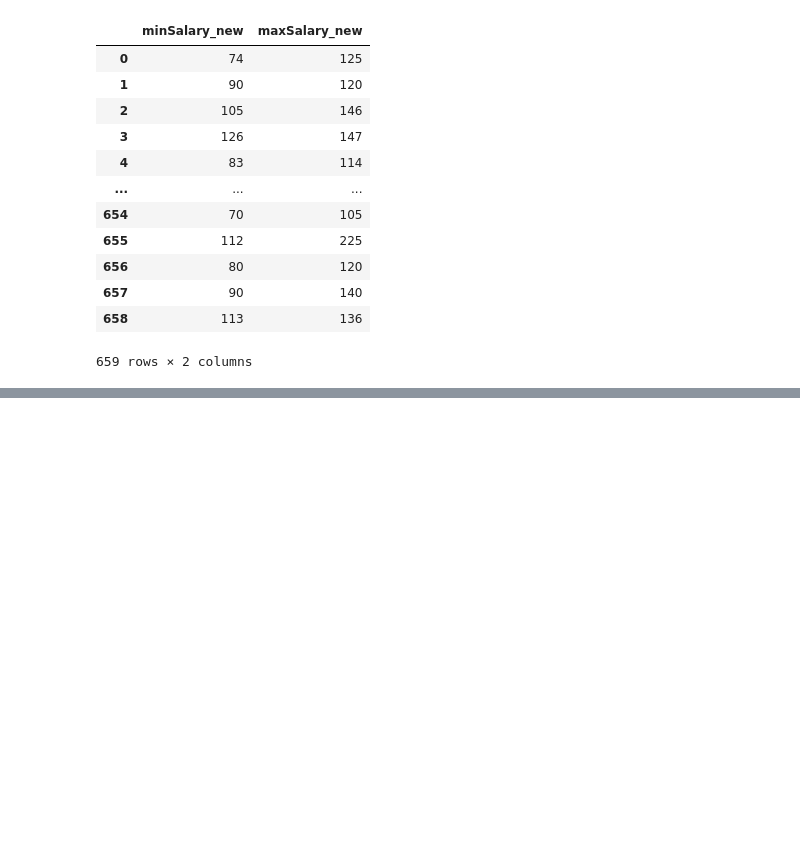
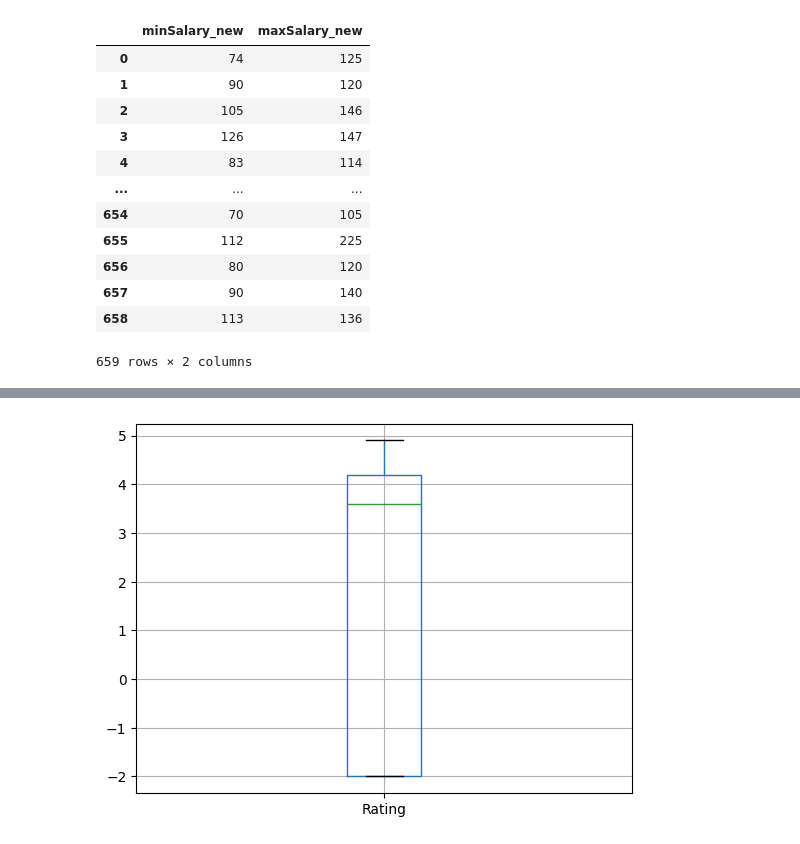
Before and after one commit to mosemb/DSalary, a Jupyter notebook: Eda.ipynb, the cells around one changed output, grey strips where cells are left out. Cells and saved outputs as stored; diff of their text form; code cells hidden in the pictures; blank space fills up the shorter version.

Commit message:
count plots, pivots, other viz

```diff
--- a/Eda.ipynb
+++ b/Eda.ipynb
@@ -270,0 +274,5 @@ df.describe()
+# %%
+df.boxplot(column=['Rating'])
+plt.show()
+# %% [output]
+[figure, added]
```
Also changed, not shown: parts of 26 cells of this notebook.
